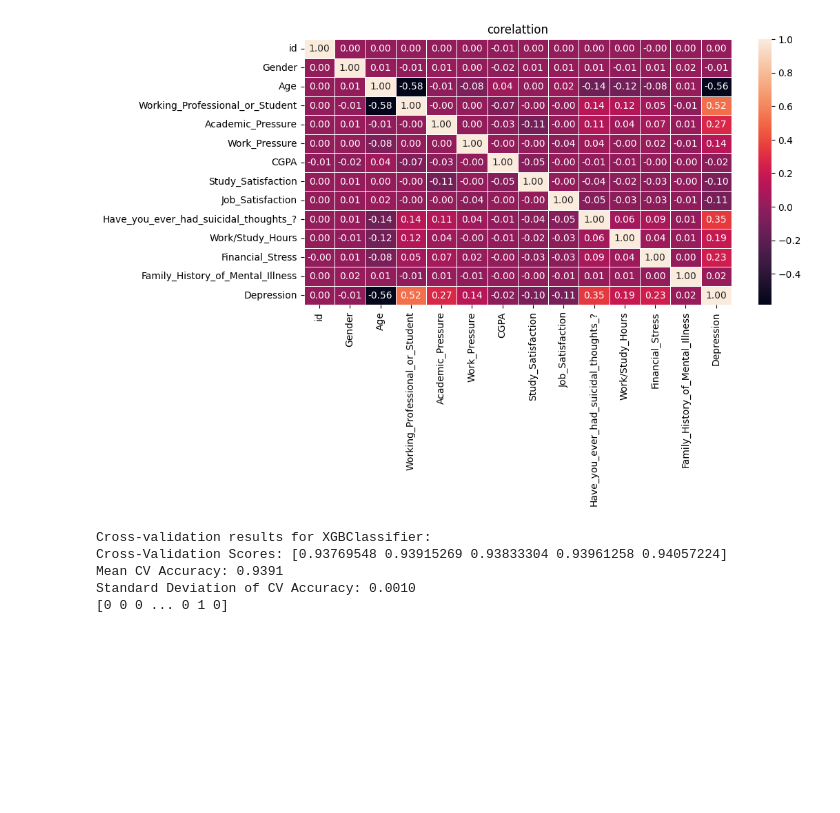
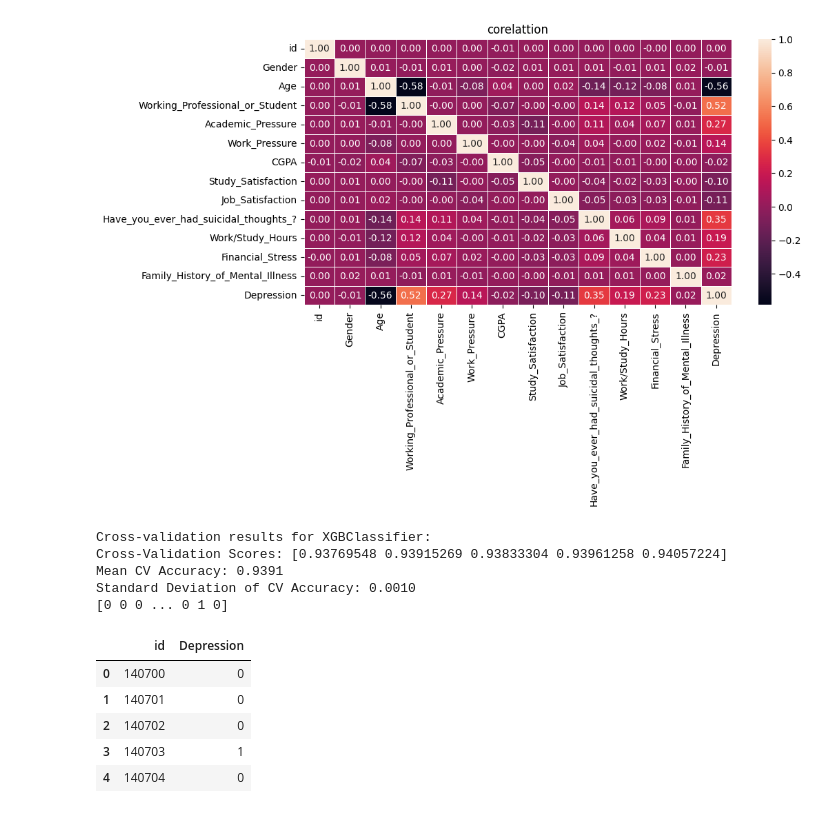
Before and after one commit to Bison619/Comp-1-Exploring-Mental-Health-Data-, a Jupyter notebook: Process1.ipynb, the cells around one changed output. Cells and saved outputs as stored; diff of their text form; code cells hidden in the pictures; blank space fills up the shorter version.

```diff
--- a/Process1.ipynb
+++ b/Process1.ipynb
@@ -214,7 +226,7 @@ df_train = df_train[df_train['Dietary_Habits'].isin(valid_habits)]
 
 # for test
 # for numeric removing
-df_test = df_test[~df_test['Dietary_Habits'].str.isnumeric()].reset_index(drop=True)
+# df_test = df_test[~df_test['Dietary_Habits'].str.isnumeric()].reset_index(drop=True)
 # for not needed data
-valid_habits = df_test['Dietary_Habits'].value_counts().nlargest(3).index
-df_test = df_test[df_test['Dietary_Habits'].isin(valid_habits)]
+# valid_habits = df_test['Dietary_Habits'].value_counts().nlargest(3).index
+# df_test = df_test[df_test['Dietary_Habits'].isin(valid_habits)]
@@ -415,6 +431,15 @@ id_test = df_test['id']
 # %%
 output = pd.DataFrame({
     'id': id_test,
     'Depression' : pred
 })
 output.to_csv('Submission.csv', index = False)
+output.shape
+output.head()
+# %% [output]
+|  | id | Depression |
+| 0 | 140700 | 0 |
+| 1 | 140701 | 0 |
+| 2 | 140702 | 0 |
+| 3 | 140703 | 1 |
+| 4 | 140704 | 0 |
```
Also changed, not shown: parts of 4 cells of this notebook, 1 other file.
